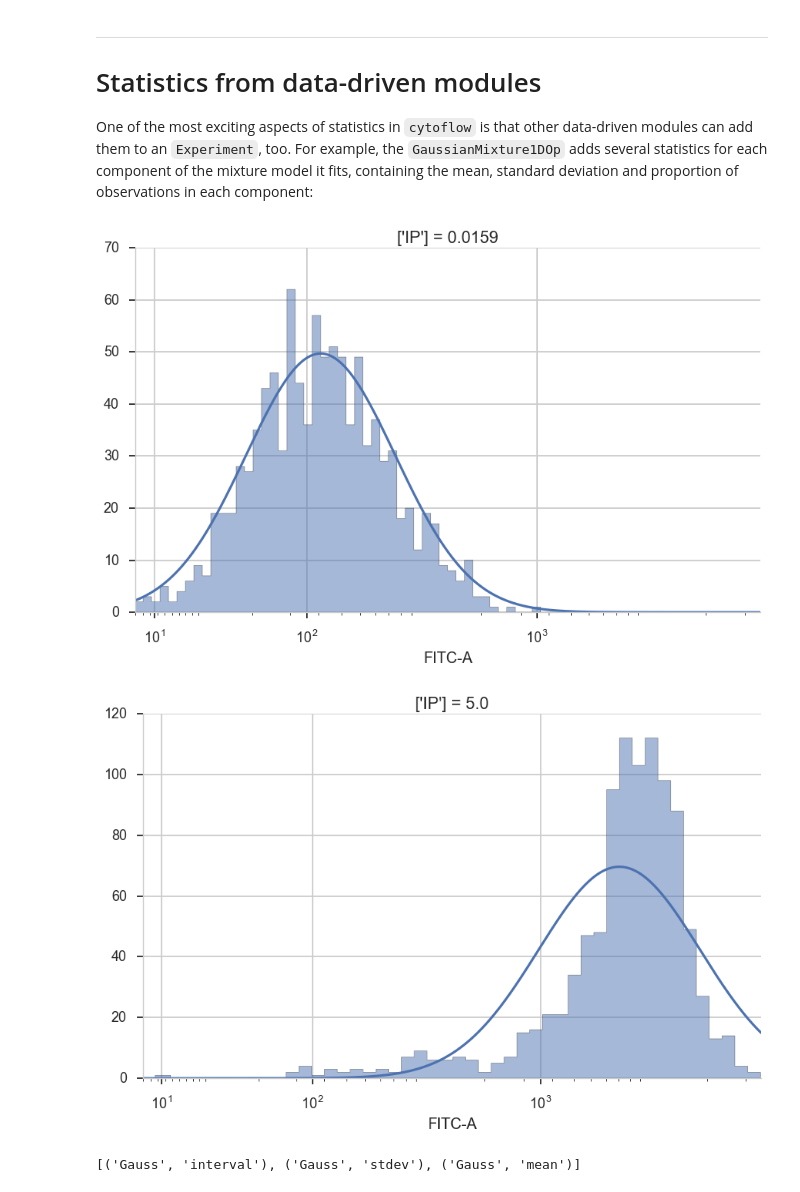
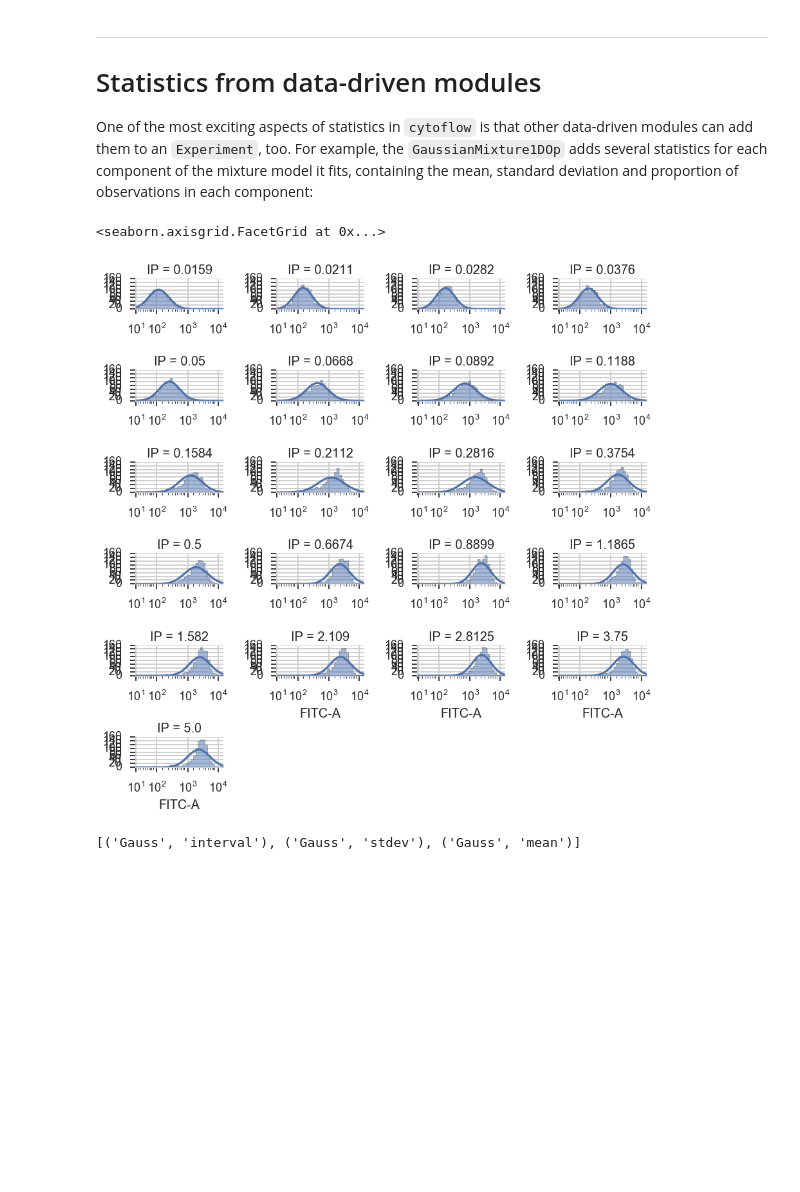
Before and after one commit to cytoflow/cytoflow, a Jupyter notebook: docs/examples-basic/Statistics.ipynb, the cells around one changed output. Saved outputs shown, nothing was run; the diff lists cells and outputs as text; code cells hidden in the pictures; blank space fills up the shorter version.

```diff
--- a/docs/examples-basic/Statistics.ipynb
+++ b/docs/examples-basic/Statistics.ipynb
@@ -306,14 +308,14 @@ ex = flow.ImportOp(conditions = {'IP' : "float"},
 # %%
 op = flow.GaussianMixture1DOp(name = "Gauss",
                               channel = "FITC-A",
                               by = ["IP"],
                               scale = "logicle")
 op.estimate(ex)
 ex2 = op.apply(ex)
-op.default_view(subset = "IP == 0.0159 | IP == 5.0").plot(ex2)
+op.default_view(xfacet = "IP").plot(ex2, col_wrap = 4)
 # %% [output]
+<seaborn.axisgrid.FacetGrid at 0x...>
-[figure, old version]
+[figure, new version]
-[figure, removed]
 # %%
 ex2.statistics.keys()
 # %% [output]
```
Also changed, not shown: parts of 13 cells of this notebook, 1 other file.
